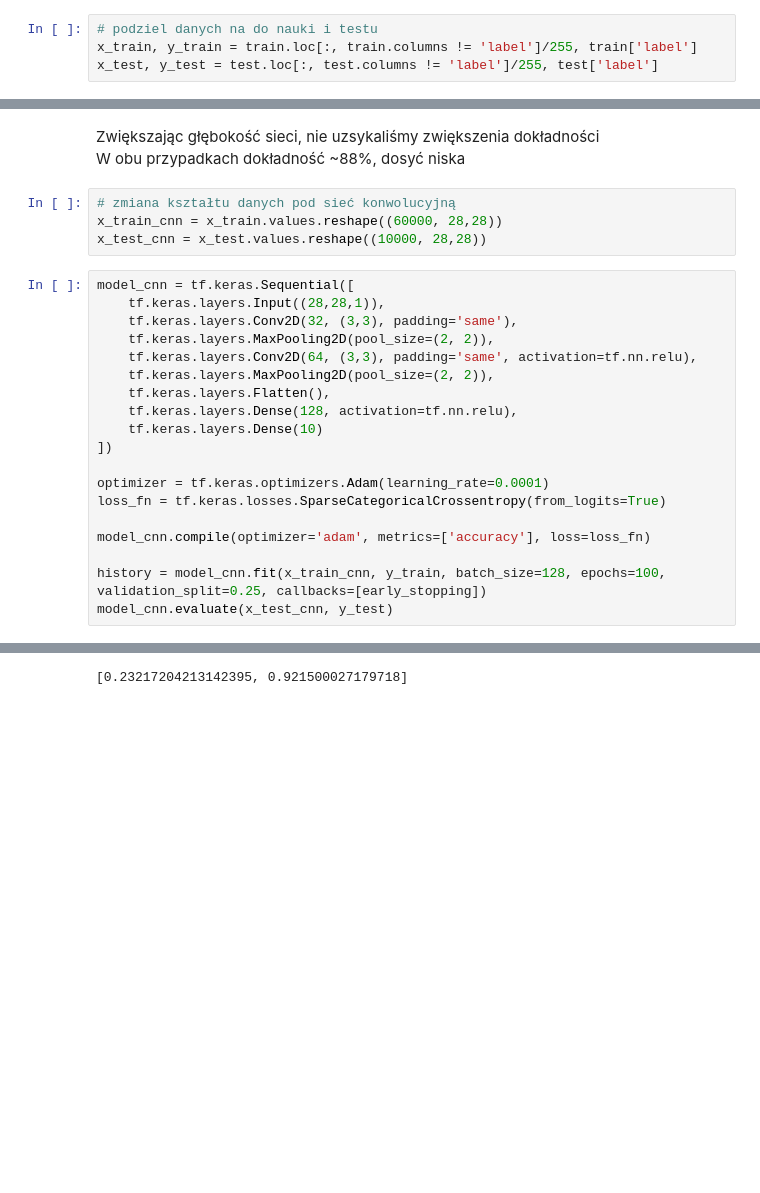
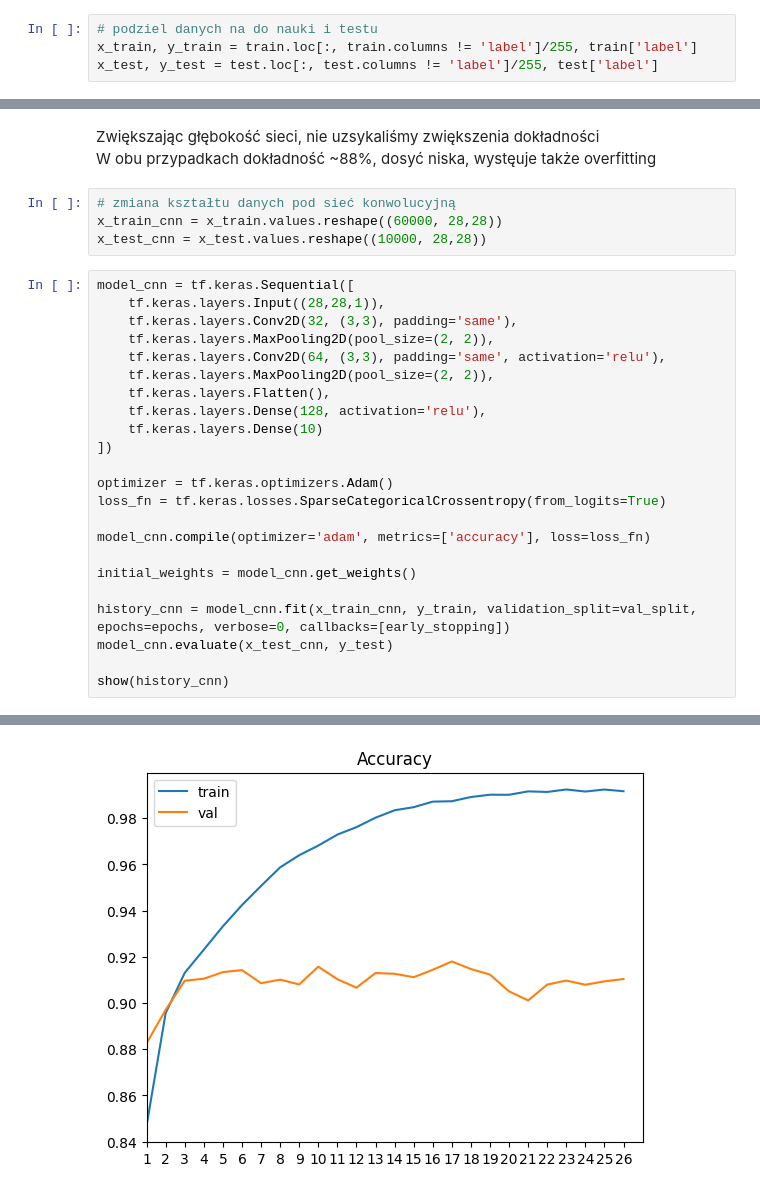
Before and after one commit to Krist0f0l0s/fashion-mnist, a Jupyter notebook: fashion.ipynb, the cells around one changed output, grey strips where cells are left out. Cells and saved outputs as stored; diff of their text form; blank space fills up the shorter version.

```diff
--- a/fashion.ipynb
+++ b/fashion.ipynb
@@ -105,5 +141,5 @@ KeyboardInterrupt:
 # %% [markdown]
-Zwiększając głębokość sieci, nie uzsykaliśmy zwiększenia dokładności<br>W obu przypadkach dokładność ~88%, dosyć niska
+Zwiększając głębokość sieci, nie uzsykaliśmy zwiększenia dokładności<br>W obu przypadkach dokładność ~88%, dosyć niska, wystęuje także overfitting
 # %%
 # zmiana kształtu danych pod sieć konwolucyjną
 x_train_cnn = x_train.values.reshape((60000, 28,28))
@@ -113,18 +149,22 @@ model_cnn = tf.keras.Sequential([
     tf.keras.layers.Input((28,28,1)),
     tf.keras.layers.Conv2D(32, (3,3), padding='same'),
     tf.keras.layers.MaxPooling2D(pool_size=(2, 2)),
-    tf.keras.layers.Conv2D(64, (3,3), padding='same', activation=tf.nn.relu),
+    tf.keras.layers.Conv2D(64, (3,3), padding='same', activation='relu'),
     tf.keras.layers.MaxPooling2D(pool_size=(2, 2)),
     tf.keras.layers.Flatten(),
-    tf.keras.layers.Dense(128, activation=tf.nn.relu),
+    tf.keras.layers.Dense(128, activation='relu'),
     tf.keras.layers.Dense(10)
 ])
 
-optimizer = tf.keras.optimizers.Adam(learning_rate=0.0001)
+optimizer = tf.keras.optimizers.Adam()
 loss_fn = tf.keras.losses.SparseCategoricalCrossentropy(from_logits=True)
 
 model_cnn.compile(optimizer='adam', metrics=['accuracy'], loss=loss_fn)
 
-history = model_cnn.fit(x_train_cnn, y_train, batch_size=128, epochs=100, validation_split=0.25, callbacks=[early_stopping])
+initial_weights = model_cnn.get_weights()
+
+history_cnn = model_cnn.fit(x_train_cnn, y_train, validation_split=val_split, epochs=epochs, verbose=0, callbacks=[early_stopping])
 model_cnn.evaluate(x_test_cnn, y_test)
+
+show(history_cnn)
 # %% [output]
@@ -148 +172 @@ Epoch 31/100
-[0.23217204213142395, 0.921500027179718]
+[figure, added]
```
Also changed, not shown: parts of 19 cells of this notebook.
